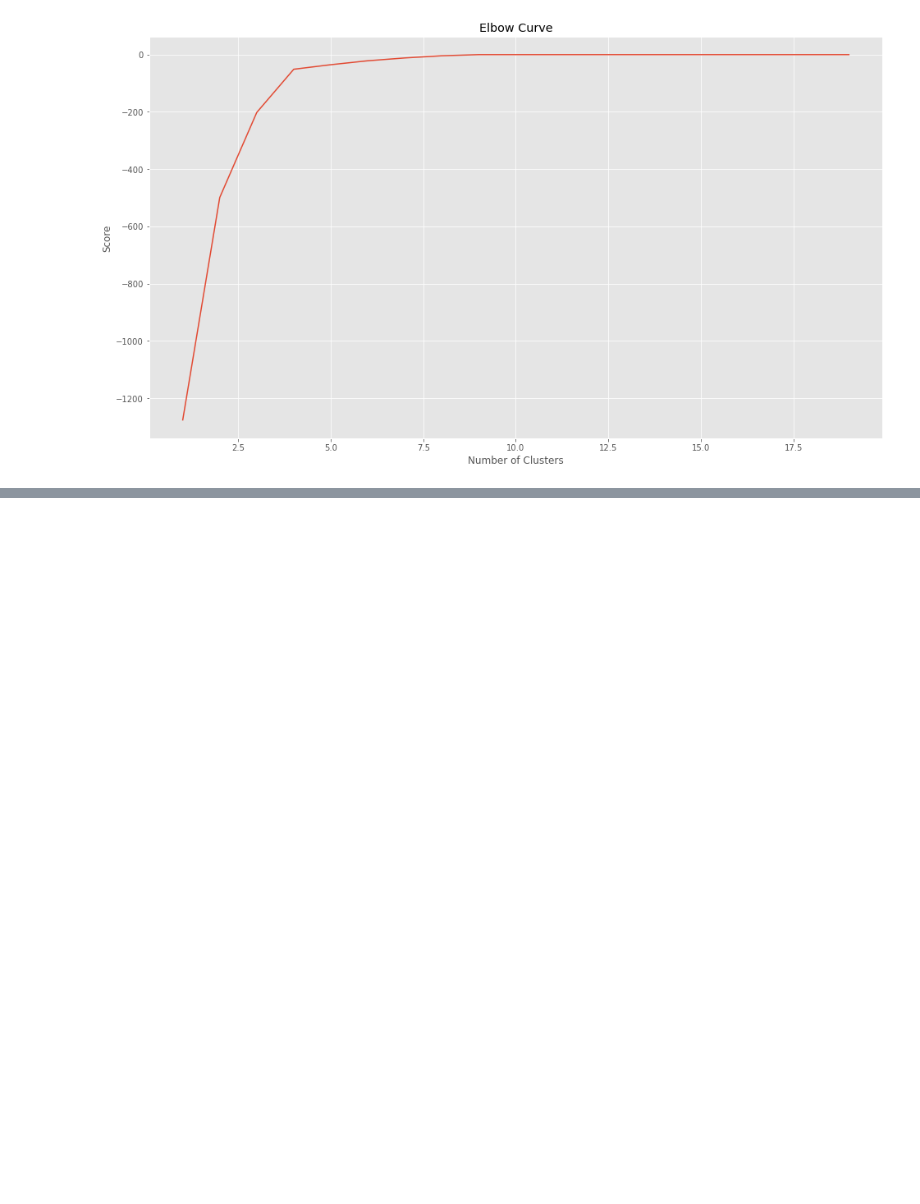
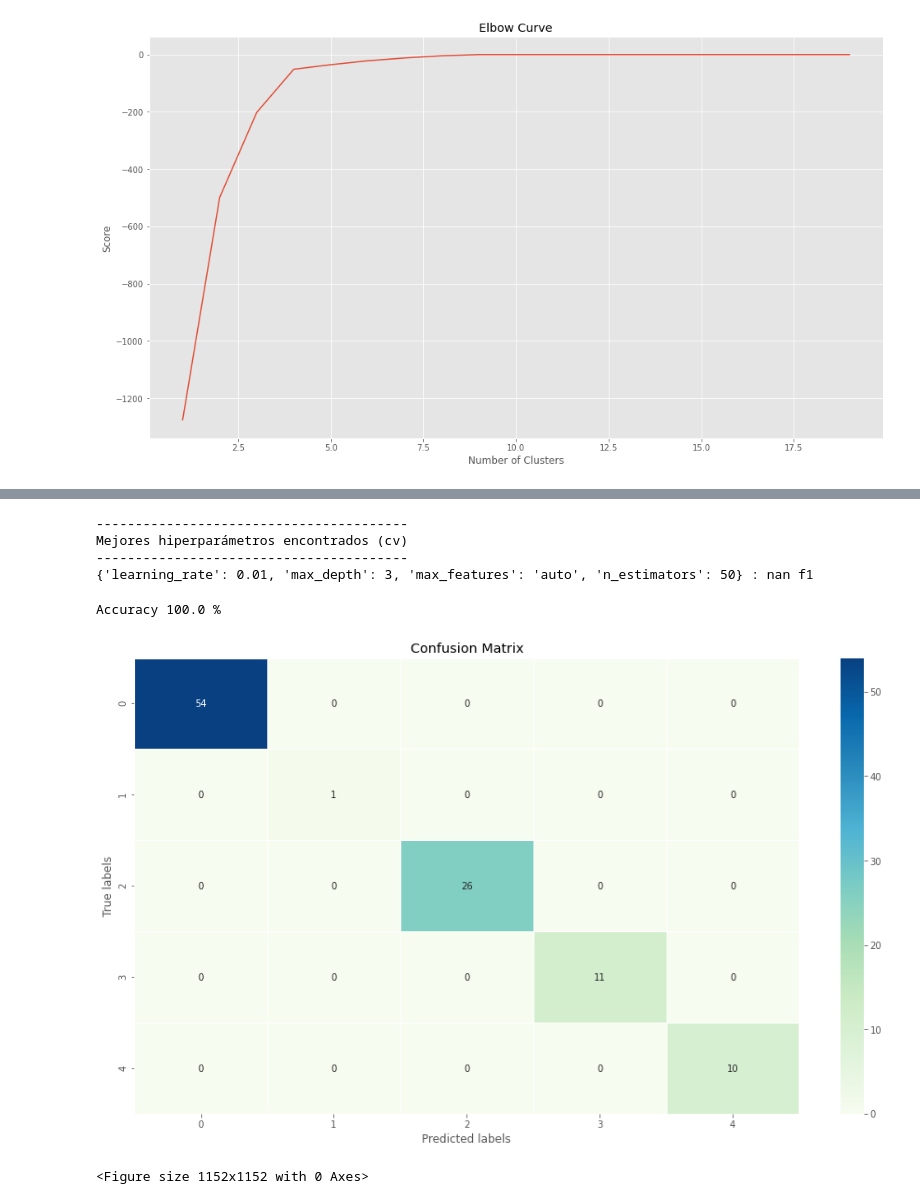
Before and after one commit to LauraOrozco/Proyecto_integrador_MSc, a Jupyter notebook: test_clasificacion_text.ipynb, the cells around one changed output, grey strips where cells are left out. Cells and saved outputs as stored; diff of their text form; code cells hidden in the pictures; blank space fills up the shorter version.

```diff
--- a/test_clasificacion_text.ipynb
+++ b/test_clasificacion_text.ipynb
@@ -368,0 +790,34 @@ pd.crosstab(resultados["categoria"], resultados["label"], margins=True)
+# %%
+# Mejores hiperparámetros por validación cruzada
+# ==============================================================================
+print("----------------------------------------")
+print("Mejores hiperparámetros encontrados (cv)")
+print("----------------------------------------")
+print(grid.best_params_, ":", grid.best_score_, grid.scoring)
+# %% [output]
+----------------------------------------
+Mejores hiperparámetros encontrados (cv)
+----------------------------------------
+{'learning_rate': 0.01, 'max_depth': 3, 'max_features': 'auto', 'n_estimators': 50} : nan f1
+# %%
+modelo_final_gb = grid.best_estimator_
+# %%
+y_pred_gb = modelo_final_gb.predict(X = X_test)
+# %%
+print("Accuracy {} %".format(100*accuracy_score(y_pred_gb, y_test)))
+# %% [output]
+Accuracy 100.0 %
+# %%
+import seaborn as sns
+
+# Resultados en el Conjunto de Testing
+cm = confusion_matrix( y_test, y_pred_gb)
+
+ax= plt.subplot()
+sns.heatmap(cm, ax=ax, annot=True, cmap="GnBu", fmt='.5g', linewidths=.5);
+ax.set_xlabel('Predicted labels');ax.set_ylabel('True labels');
+ax.set_title('Confusion Matrix');
+plt.figure(figsize=(16, 16));
+# %% [output]
+[figure, added]
+<Figure size 1152x1152 with 0 Axes>
```
Also changed, not shown: parts of 55 cells of this notebook.
